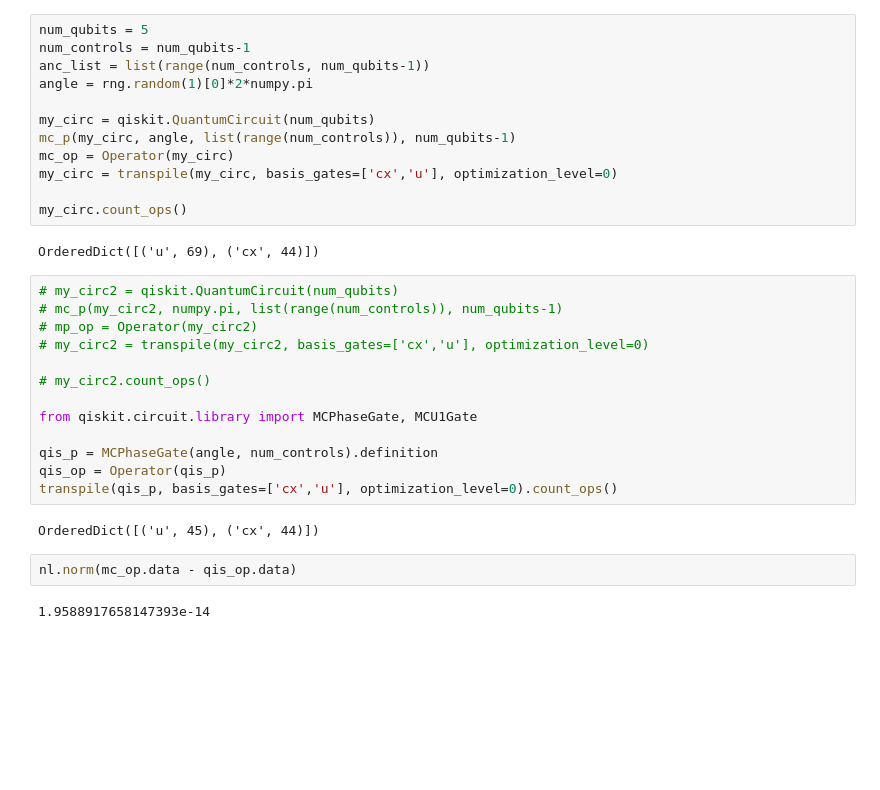
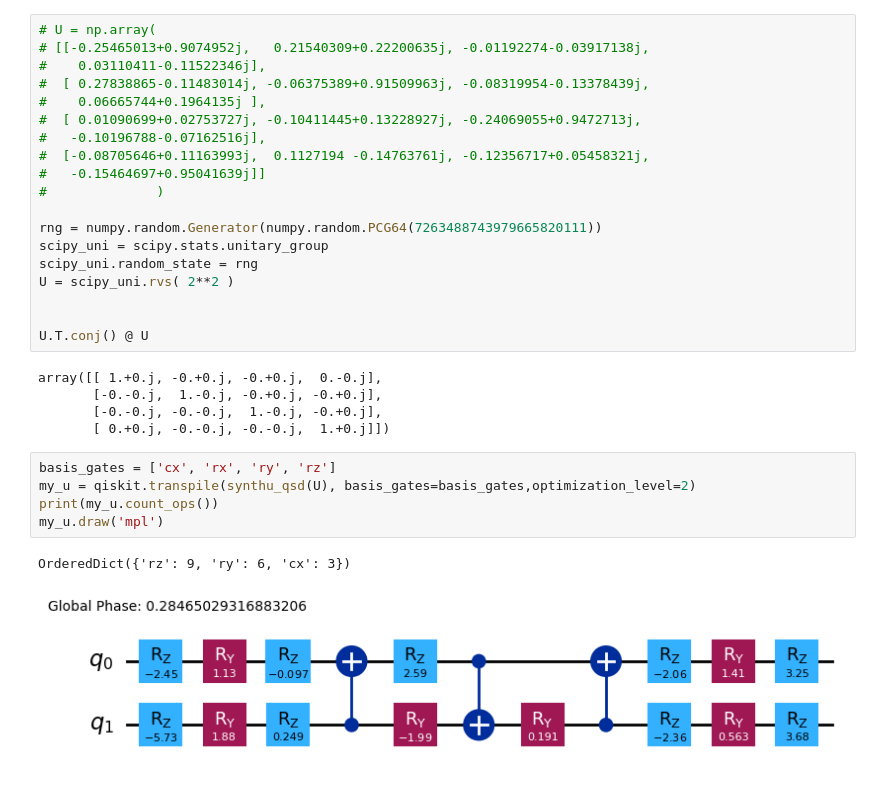
Before and after one commit to Firepanda415/qla_lib, a Jupyter notebook: test_ground.ipynb, the cells around one changed output. Drawn from its saved outputs; the diff is of its cells as text; blank space fills up the shorter version.

```diff
--- a/test_ground.ipynb
+++ b/test_ground.ipynb
@@ -41,36 +42,35 @@ np.set_printoptions(precision=8, suppress=True)
 XX = numpy.kron(X(), X())
 YY = numpy.kron(Y(), Y())
 ZZ = numpy.kron(Z(), Z())
-# %%
-num_qubits = 5
-num_controls = num_qubits-1
-anc_list = list(range(num_controls, num_qubits-1))
-angle = rng.random(1)[0]*2*numpy.pi
-
-my_circ = qiskit.QuantumCircuit(num_qubits)
-mc_p(my_circ, angle, list(range(num_controls)), num_qubits-1)
-mc_op = Operator(my_circ)
-my_circ = transpile(my_circ, basis_gates=['cx','u'], optimization_level=0)
-
-my_circ.count_ops()
-# %% [output]
-OrderedDict([('u', 69), ('cx', 44)])
-# %%
-# my_circ2 = qiskit.QuantumCircuit(num_qubits)
-# mc_p(my_circ2, numpy.pi, list(range(num_controls)), num_qubits-1)
-# mp_op = Operator(my_circ2)
-# my_circ2 = transpile(my_circ2, basis_gates=['cx','u'], optimization_level=0)
-
-# my_circ2.count_ops()
-
-from qiskit.circuit.library import MCPhaseGate, MCU1Gate
-
-qis_p = MCPhaseGate(angle, num_controls).definition
-qis_op = Operator(qis_p)
-transpile(qis_p, basis_gates=['cx','u'], optimization_level=0).count_ops()
-# %% [output]
-OrderedDict([('u', 45), ('cx', 44)])
-# %%
-nl.norm(mc_op.data - qis_op.data)
-# %% [output]
-1.9588917658147393e-14
+# %%
+# U = np.array(
+# [[-0.25465013+0.9074952j,   0.21540309+0.22200635j, -0.01192274-0.03917138j,
+#    0.03110411-0.11522346j],
+#  [ 0.27838865-0.11483014j, -0.06375389+0.91509963j, -0.08319954-0.13378439j,
+#    0.06665744+0.1964135j ],
+#  [ 0.01090699+0.02753727j, -0.10411445+0.13228927j, -0.24069055+0.9472713j,
+#   -0.10196788-0.07162516j],
+#  [-0.08705646+0.11163993j,  0.1127194 -0.14763761j, -0.12356717+0.05458321j,
+#   -0.15464697+0.95041639j]]
+#              )
+
+rng = numpy.random.Generator(numpy.random.PCG64(7263488743979665820111))
+scipy_uni = scipy.stats.unitary_group
+scipy_uni.random_state = rng
+U = scipy_uni.rvs( 2**2 )
+
+
+U.T.conj() @ U
+# %% [output]
+array([[ 1.+0.j, -0.+0.j, -0.+0.j,  0.-0.j],
+       [-0.-0.j,  1.-0.j, -0.+0.j, -0.+0.j],
+       [-0.-0.j, -0.-0.j,  1.-0.j, -0.+0.j],
+       [ 0.+0.j, -0.-0.j, -0.-0.j,  1.+0.j]])
+# %%
+basis_gates = ['cx', 'rx', 'ry', 'rz']
+my_u = qiskit.transpile(synthu_qsd(U), basis_gates=basis_gates,optimization_level=2)
+print(my_u.count_ops())
+my_u.draw('mpl')
+# %% [output]
+OrderedDict({'rz': 9, 'ry': 6, 'cx': 3})
+[figure, added]
```
Also changed, not shown: parts of 5 cells of this notebook, 6 other files.
